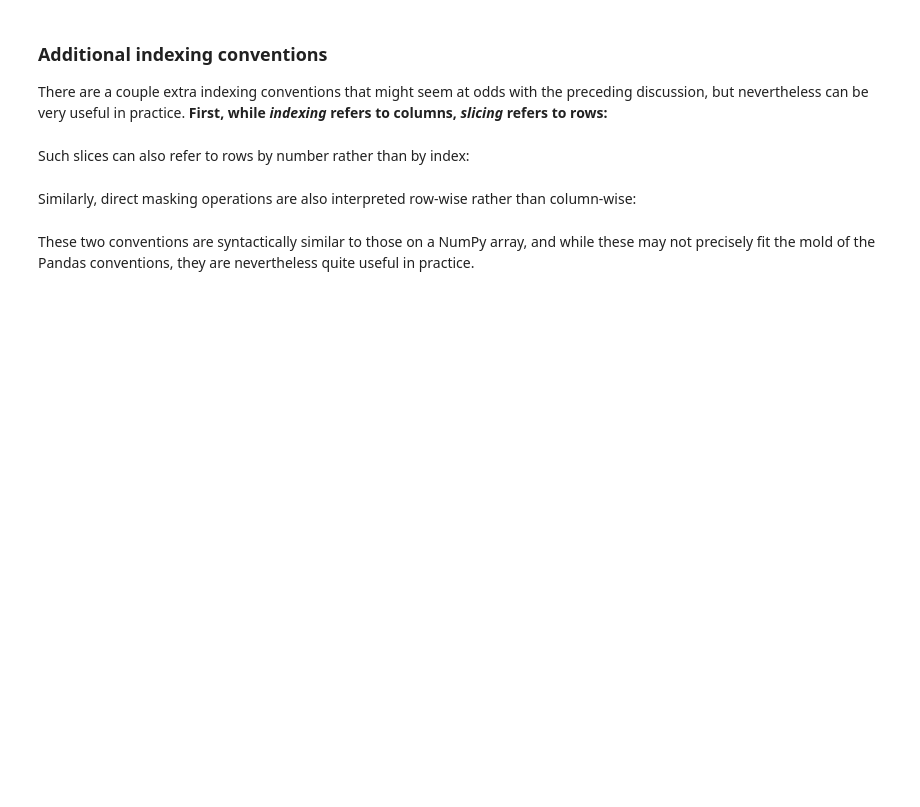
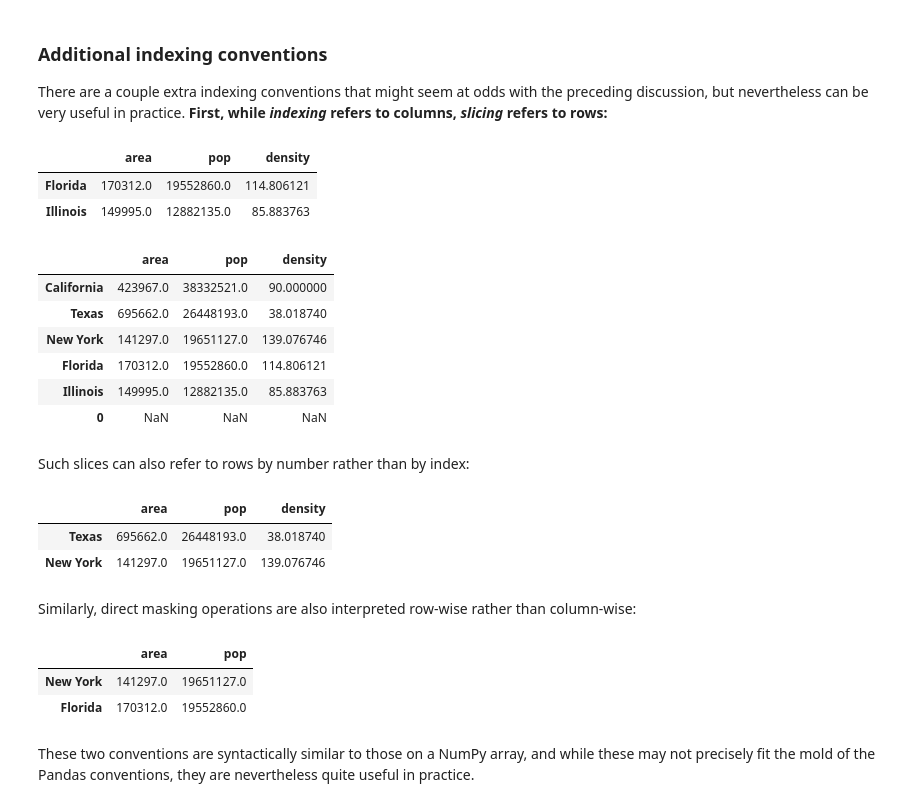
Before and after one commit to marcusRB/thebridgedsftene21, a Jupyter notebook: 2-Data Analysis/2-Pandas/Teoria/2 - Data-Indexing-and-Selection.ipynb, the cells around one changed output. Cells and saved outputs as stored; diff of their text form; code cells hidden in the pictures; blank space fills up the shorter version.

```diff
--- a/2-Data Analysis/2-Pandas/Teoria/2 - Data-Indexing-and-Selection.ipynb
+++ b/2-Data Analysis/2-Pandas/Teoria/2 - Data-Indexing-and-Selection.ipynb
@@ -144,9 +353,37 @@ To build up your fluency in Pandas data manipulation, I suggest spending some ti
 
 There are a couple extra indexing conventions that might seem at odds with the preceding discussion, but nevertheless can be very useful in practice.
 **First, while *indexing* refers to columns, *slicing* refers to rows:**
+# %%
+data['Florida':'Illinois']
+# %% [output]
+|  | area | pop | density |
+| Florida | 170312.0 | 19552860.0 | 114.806121 |
+| Illinois | 149995.0 | 12882135.0 | 85.883763 |
+# %%
+data.loc[:, 'area':'density']
+# %% [output]
+|  | area | pop | density |
+| California | 423967.0 | 38332521.0 | 90.000000 |
+| Texas | 695662.0 | 26448193.0 | 38.018740 |
+| New York | 141297.0 | 19651127.0 | 139.076746 |
+| Florida | 170312.0 | 19552860.0 | 114.806121 |
+| Illinois | 149995.0 | 12882135.0 | 85.883763 |
+| 0 | NaN | NaN | NaN |
 # %% [markdown]
 Such slices can also refer to rows by number rather than by index:
+# %%
+data[1:3]
+# %% [output]
+|  | area | pop | density |
+| Texas | 695662.0 | 26448193.0 | 38.018740 |
+| New York | 141297.0 | 19651127.0 | 139.076746 |
 # %% [markdown]
 Similarly, direct masking operations are also interpreted row-wise rather than column-wise:
+# %%
+data[data['density'] > 100][['area', 'pop']]
+# %% [output]
+|  | area | pop |
+| New York | 141297.0 | 19651127.0 |
+| Florida | 170312.0 | 19552860.0 |
 # %% [markdown]
 These two conventions are syntactically similar to those on a NumPy array, and while these may not precisely fit the mold of the Pandas conventions, they are nevertheless quite useful in practice.
```
Also changed, not shown: parts of 33 cells of this notebook, 3 other files.
